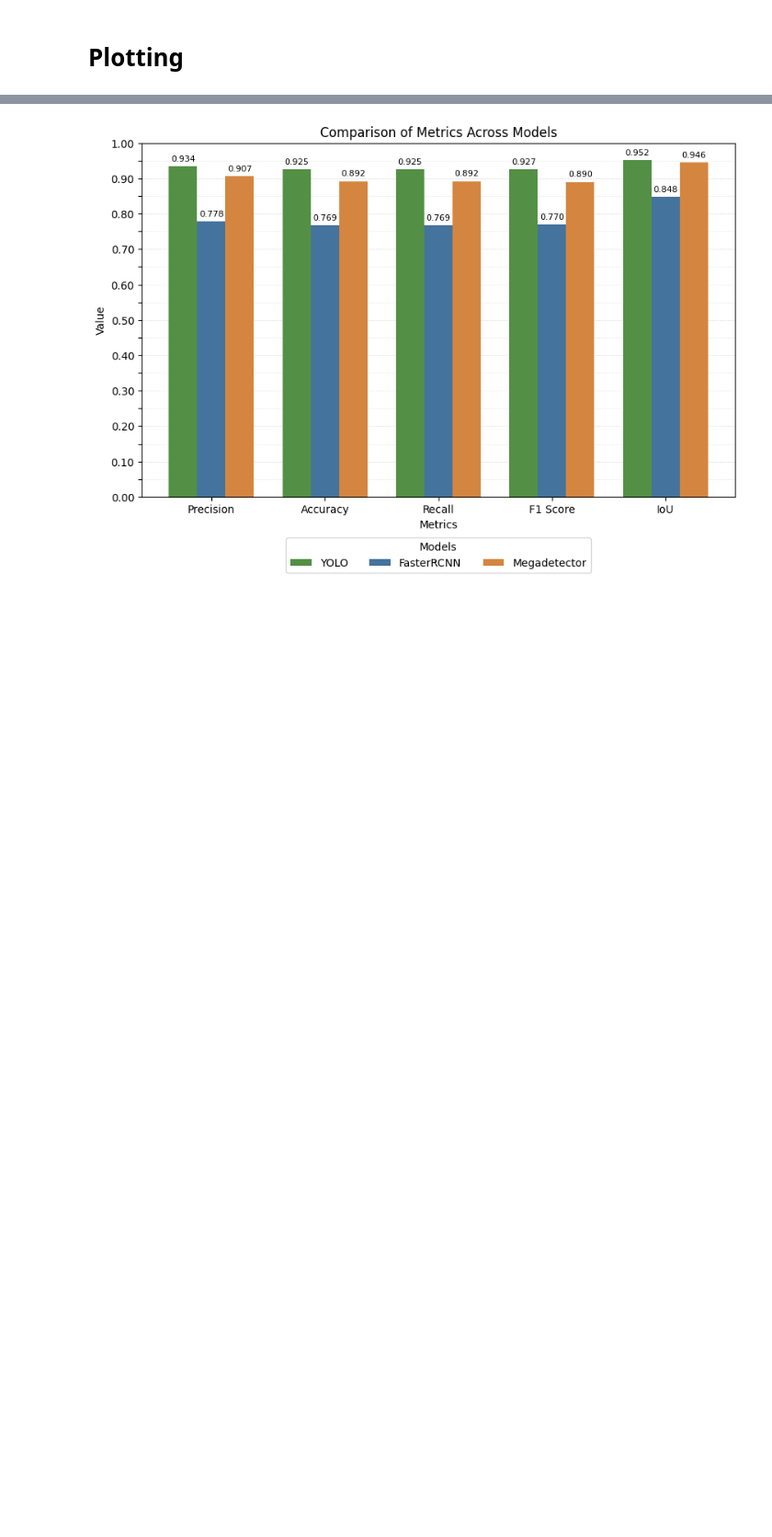
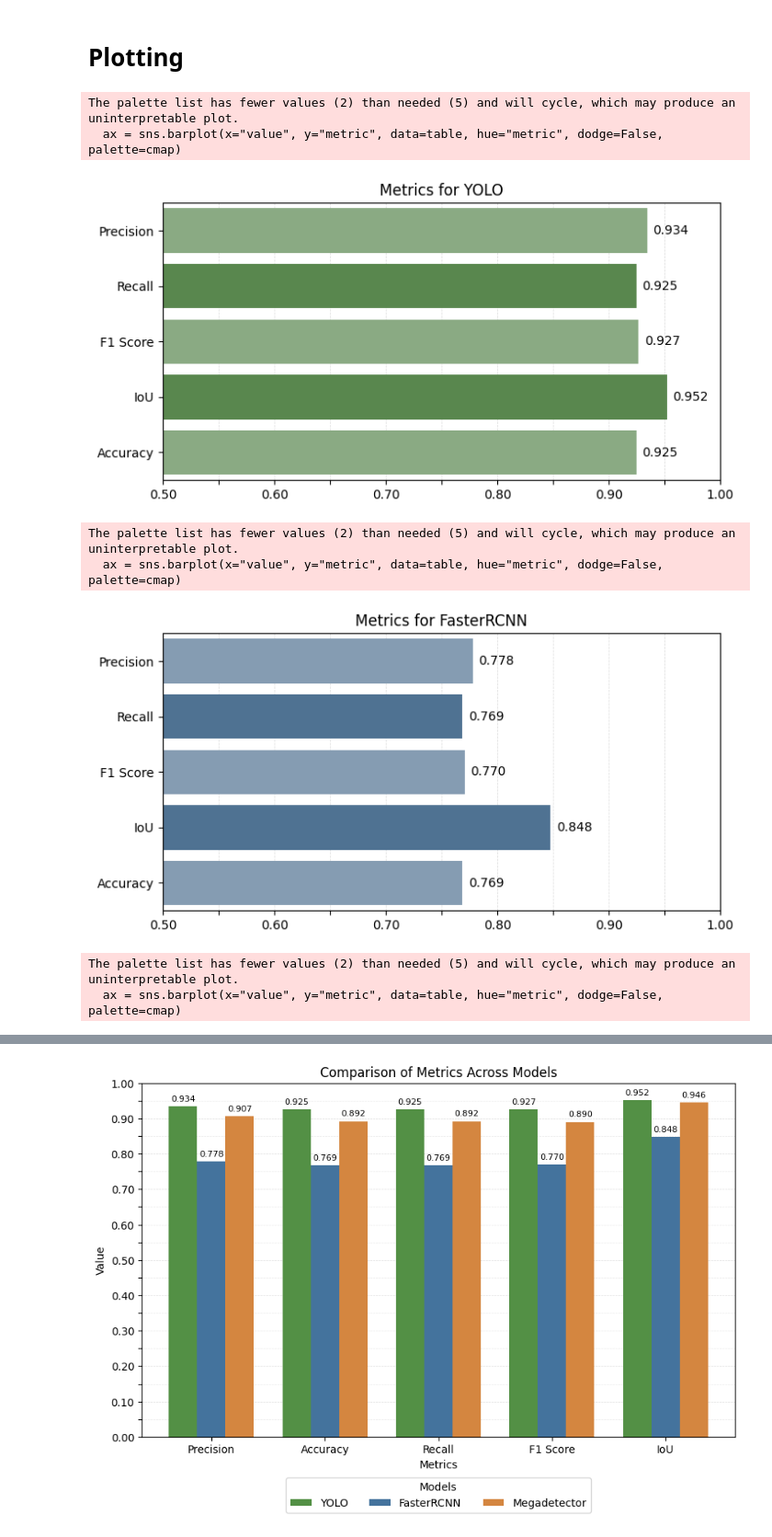
Before and after one commit to ziriraha/snieves-donana-benchmark, a Jupyter notebook: models/analysis/study.ipynb, the cells around one changed output, grey strips where cells are left out. Shown at 92% size. Saved outputs shown, nothing was run; the diff lists cells and outputs as text; code cells hidden in the pictures; blank space fills up the shorter version.

```diff
--- a/models/analysis/study.ipynb
+++ b/models/analysis/study.ipynb
@@ -120,31 +113,60 @@ for model in models.keys():
     })], ignore_index=True)
 metrics_tables = {metric: group.drop(columns="metric") for metric, group in results.melt(id_vars=["model"], var_name="metric", value_name="value").groupby("metric")}
 # %%
-def get_metric_plot(table, metric):
-    table = table.sort_values(by="value", ascending=True)
-    plt.figure(figsize=(10, 6))
-    ax = sns.barplot(x="value", y="model", data=table, hue="model", dodge=False)
+def get_model_plot(table, model):
+    metrics = ["precision", "recall", "f1", "iou", "accuracy"]
+    names = ["Precision", "Recall", "F1 Score", "IoU", "Accuracy"]
+
+    # Reorder the table based on the metrics list
+    table["metric"] = pd.Categorical(table["metric"], categories=metrics, ordered=True)
+    table = table.sort_values(by="metric")
+    table["metric"] = table["metric"].map(dict(zip(metrics, names)))  # Map to display names
+
+    plt.figure(figsize=(8, 4))  # Reduced figure size
+    cmap = sns.light_palette(COLORS[model], as_cmap=False, n_colors=4)[-2:]
+    ax = sns.barplot(x="value", y="metric", data=table, hue="metric", dodge=False, palette=cmap)
+
     for bar in ax.patches:
-        model_name = bar.get_y() + bar.get_height() / 2
-        model_color = COLORS[table.loc[table['model'] == ax.get_yticklabels()[int(model_name)].get_text(), 'model'].values[0]]
-        bar.set_color(model_color)
-    plt.xlim(0.0, 1)
-    plt.xlabel("Value")
-    plt.xticks(ticks=[i * 0.05 for i in range(21)], labels=[f"{i * 0.05:.1f}" if i % 2 == 0 else "" for i in range(21)])
-    plt.ylabel("Model")
-    # Add exact value at the end of each bar
-    for bar in plt.gca().patches:
-        bar_index = bar.get_y() + bar.get_height() / 2
-        plt.text(bar.get_width() + 0.01, bar_index, f'{bar.get_width():.3f}', va='center', ha='center', rotation=270)
+        plt.text(
+            bar.get_width() + 0.005,
+            bar.get_y() + bar.get_height() / 2,
+            f"{bar.get_width():.3f}",
+            va="center",
+            ha="left",
+            fontsize=10,
+        )
 
-    # Add vertical lines for better visualization
-    for tick in plt.xticks()[0]:
-        if tick*100 % 2: plt.axvline(x=tick, color='lightgray', linestyle='--', linewidth=0.5, alpha=0.5, zorder=0)
-        else: plt.axvline(x=tick, color='lightgray', linestyle='--', linewidth=0.5, alpha=0.8, zorder=0)
+    # Double the number of x-ticks
+    xticks = np.linspace(0.5, 1, num=11)  # Generate 11 ticks (double the original 6)
+    plt.xticks(ticks=xticks, labels=[f"{tick:.2f}" if i % 2 == 0 else "" for i, tick in enumerate(xticks)])
 
-    plt.yticks(rotation=90, va="center")
-    plt.title(f"Model Comparison for {metric.capitalize()}")
-    return plt
+    # Add vertical lines for each x-tick
+    for tick in ax.get_xticks():
+        ax.axvline(x=tick, color='lightgray', linestyle='--', linewidth=0.5, alpha=0.8, zorder=0)
 
-# for metric, table in metrics_tables.items():
-#     get_metric_plot(table, metric).show()
+    plt.xlim(0.5, 1)
+    plt.xlabel("")
+    plt.ylabel("")
+    plt.title(f"Metrics for {model}")
+    plt.show()
+
+# Transform the results DataFrame to have a table for each model
+model_tables = {
+    model: results[results["model"] == model]
+    .melt(id_vars=["model"], var_name="metric", value_name="value")
+    .drop(columns="model")
+    for model in results["model"].unique()
+}
+
+# Plot each model's metrics
+for model, table in model_tables.items():
+    get_model_plot(table, model)
+# %% [output]
+The palette list has fewer values (2) than needed (5) and will cycle, which may produce an uninterpretable plot.
+  ax = sns.barplot(x="value", y="metric", data=table, hue="metric", dodge=False, palette=cmap)
+[figure, added]
+The palette list has fewer values (2) than needed (5) and will cycle, which may produce an uninterpretable plot.
+  ax = sns.barplot(x="value", y="metric", data=table, hue="metric", dodge=False, palette=cmap)
+[figure, added]
+The palette list has fewer values (2) than needed (5) and will cycle, which may produce an uninterpretable plot.
+  ax = sns.barplot(x="value", y="metric", data=table, hue="metric", dodge=False, palette=cmap)
```
Also changed, not shown: parts of 4 cells of this notebook, 11 other files.
